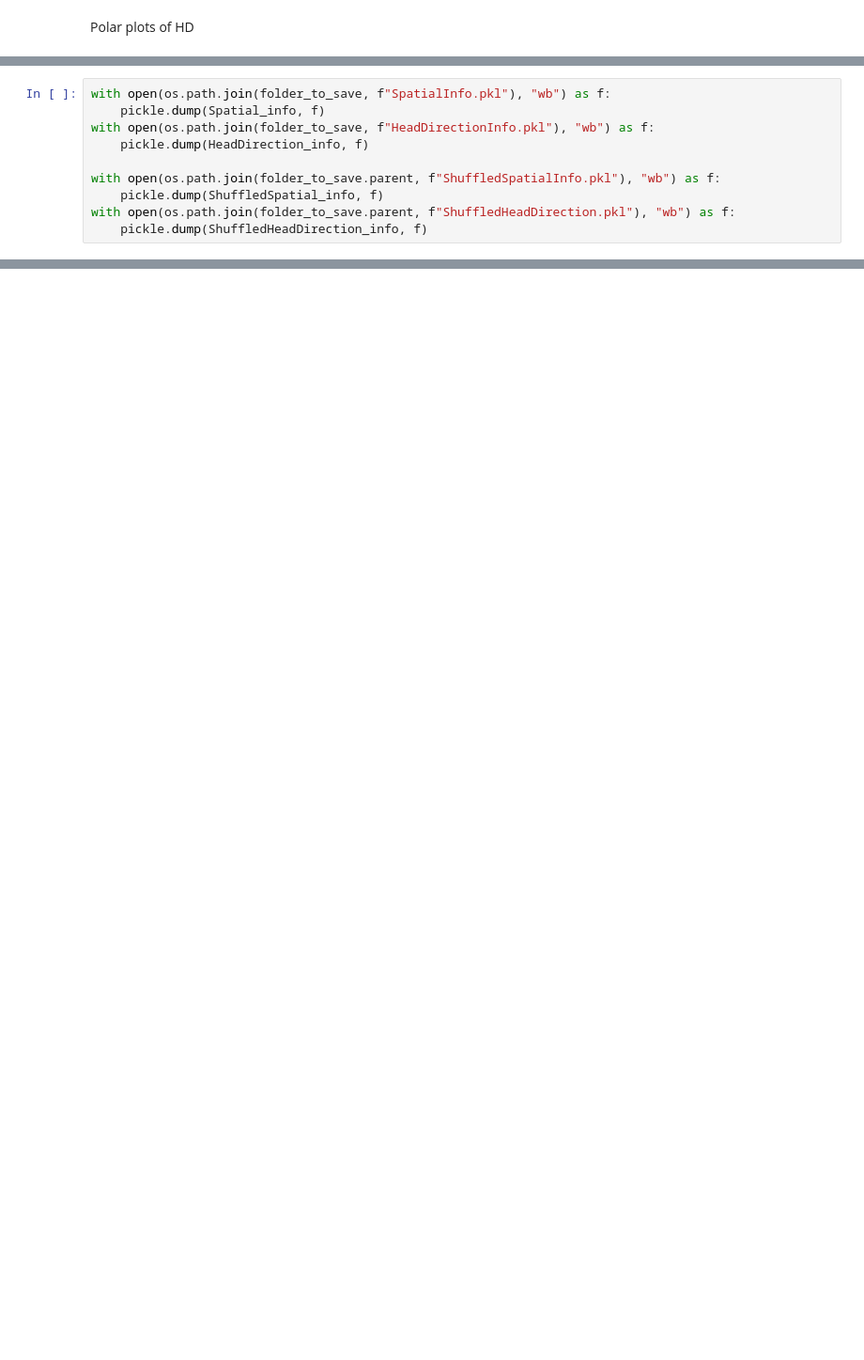
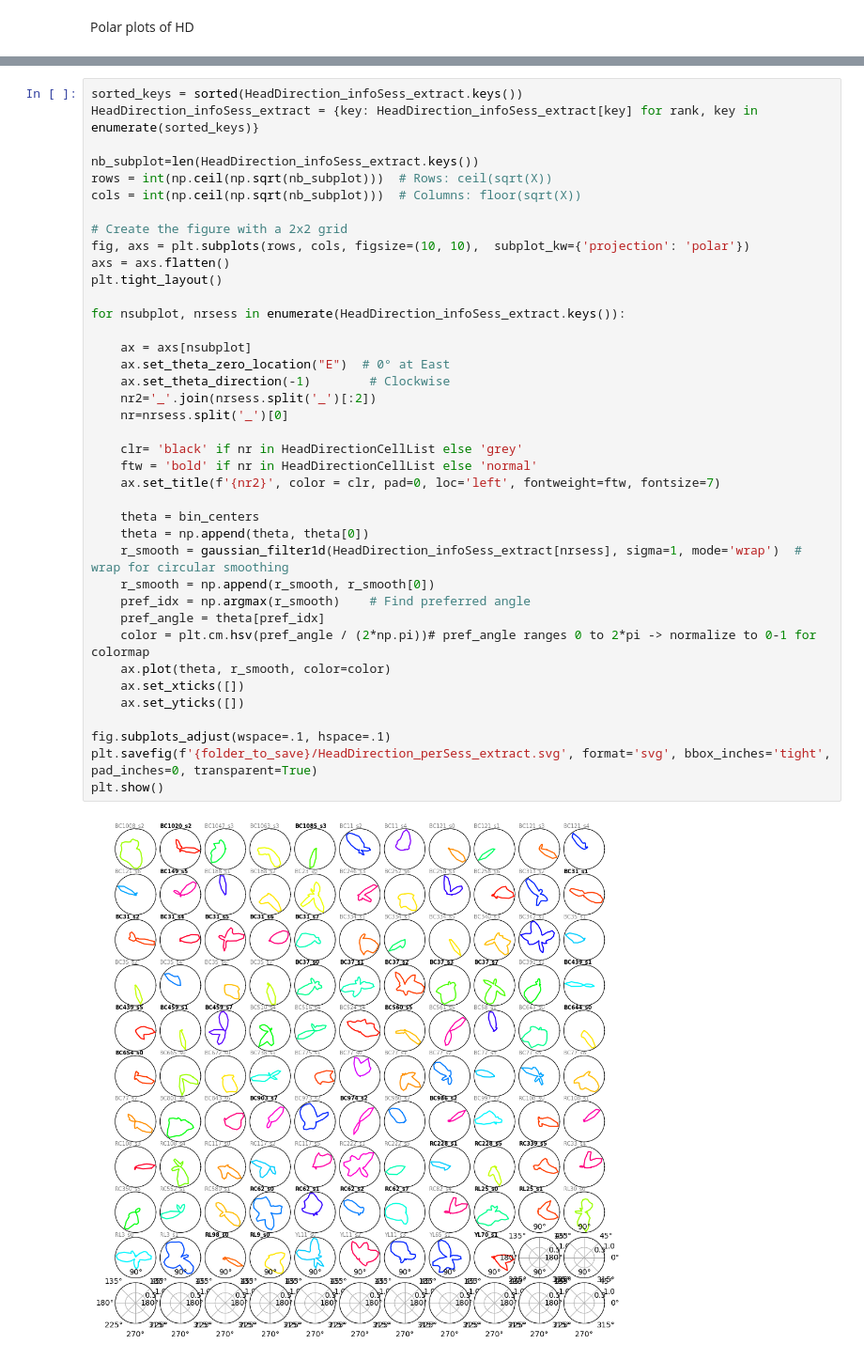
Before and after one commit to melodieborel/HayLabAnalysis, a Jupyter notebook: python/_DLC&MINI_3_detect_place&HD_cells.ipynb, the cells around one changed output, grey strips where cells are left out. Shown at 94% size. Saved outputs shown, nothing was run; the diff lists cells and outputs as text; blank space fills up the shorter version.

```diff
--- a/python/_DLC&MINI_3_detect_place&HD_cells.ipynb
+++ b/python/_DLC&MINI_3_detect_place&HD_cells.ipynb
@@ -2891,10 +1281,0 @@ plt.show()
-# %%
-with open(os.path.join(folder_to_save, f"SpatialInfo.pkl"), "wb") as f:
-    pickle.dump(Spatial_info, f)
-with open(os.path.join(folder_to_save, f"HeadDirectionInfo.pkl"), "wb") as f:
-    pickle.dump(HeadDirection_info, f)
-
-with open(os.path.join(folder_to_save.parent, f"ShuffledSpatialInfo.pkl"), "wb") as f:
-    pickle.dump(ShuffledSpatial_info, f)
-with open(os.path.join(folder_to_save.parent, f"ShuffledHeadDirection.pkl"), "wb") as f:
-    pickle.dump(ShuffledHeadDirection_info, f)
@@ -2912,0 +1284,41 @@ with open(f'{folder_to_save}/ShuffledHeadDirectionInfo.pkl', "rb") as f:
+# %%
+sorted_keys = sorted(HeadDirection_infoSess_extract.keys())
+HeadDirection_infoSess_extract = {key: HeadDirection_infoSess_extract[key] for rank, key in enumerate(sorted_keys)}
+
+nb_subplot=len(HeadDirection_infoSess_extract.keys())
+rows = int(np.ceil(np.sqrt(nb_subplot)))  # Rows: ceil(sqrt(X))
+cols = int(np.ceil(np.sqrt(nb_subplot)))  # Columns: floor(sqrt(X))
+
+# Create the figure with a 2x2 grid
+fig, axs = plt.subplots(rows, cols, figsize=(10, 10),  subplot_kw={'projection': 'polar'})
+axs = axs.flatten()
+plt.tight_layout()
+
+for nsubplot, nrsess in enumerate(HeadDirection_infoSess_extract.keys()):
+
+    ax = axs[nsubplot]
+    ax.set_theta_zero_location("E")  # 0° at East
+    ax.set_theta_direction(-1)        # Clockwise
+    nr2='_'.join(nrsess.split('_')[:2])
+    nr=nrsess.split('_')[0]
+
+    clr= 'black' if nr in HeadDirectionCellList else 'grey'
+    ftw = 'bold' if nr in HeadDirectionCellList else 'normal'
+    ax.set_title(f'{nr2}', color = clr, pad=0, loc='left', fontweight=ftw, fontsize=7)
+
+    theta = bin_centers
+    theta = np.append(theta, theta[0])
+    r_smooth = gaussian_filter1d(HeadDirection_infoSess_extract[nrsess], sigma=1, mode='wrap')  # wrap for circular smoothing
+    r_smooth = np.append(r_smooth, r_smooth[0])
+    pref_idx = np.argmax(r_smooth)    # Find preferred angle
+    pref_angle = theta[pref_idx]
+    color = plt.cm.hsv(pref_angle / (2*np.pi))# pref_angle ranges 0 to 2*pi -> normalize to 0-1 for colormap
+    ax.plot(theta, r_smooth, color=color)
+    ax.set_xticks([])
+    ax.set_yticks([])
+
+fig.subplots_adjust(wspace=.1, hspace=.1)
+plt.savefig(f'{folder_to_save}/HeadDirection_perSess_extract.svg', format='svg', bbox_inches='tight', pad_inches=0, transparent=True)
+plt.show()
+# %% [output]
+[figure, added]
```
Also changed, not shown: parts of 76 cells of this notebook, 6 other files.
